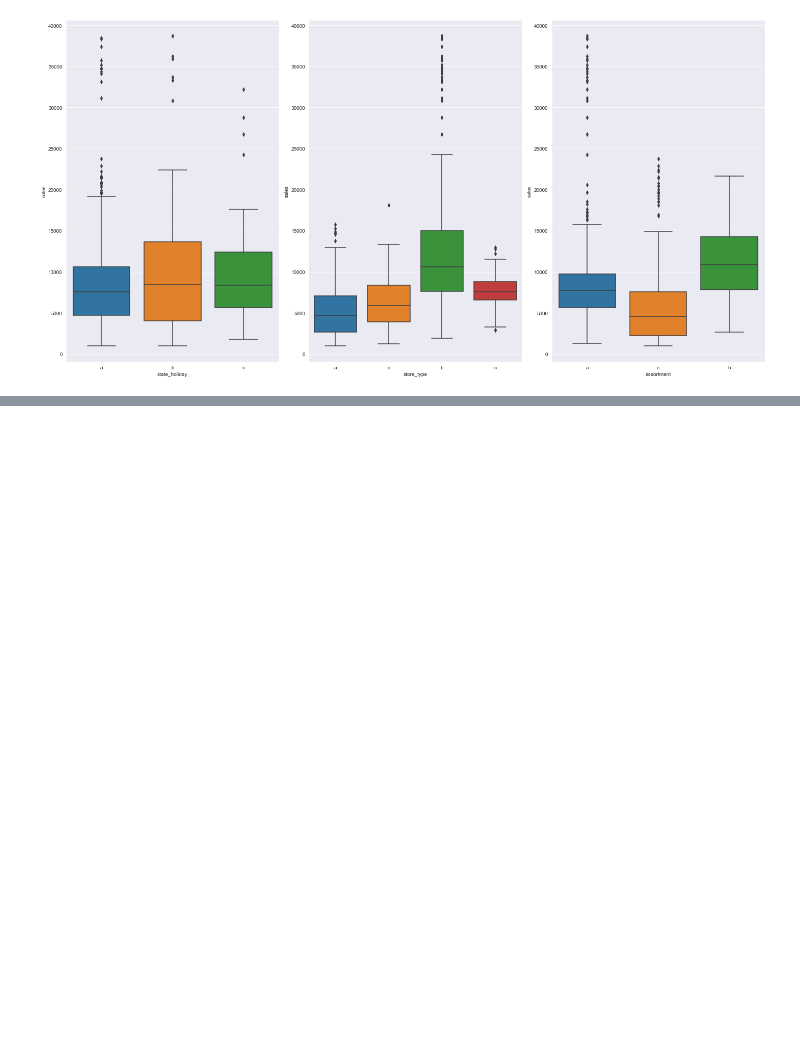
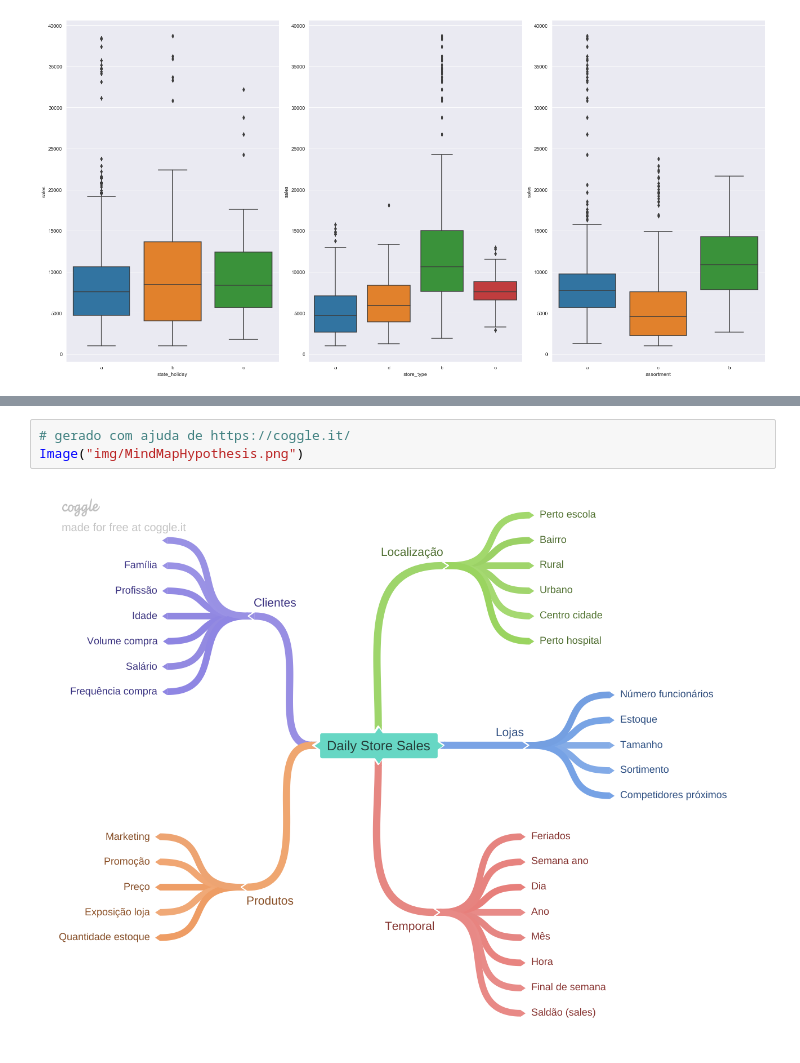
Before and after one commit to renato-favarin/ds_em_producao, a Jupyter notebook: ds_em_producao.ipynb, the cells around one changed output, grey strips where cells are left out. Drawn from its saved outputs; the diff is of its cells as text; blank space fills up the shorter version.

```diff
--- a/ds_em_producao.ipynb
+++ b/ds_em_producao.ipynb
@@ -366,0 +376,5 @@ plt.tight_layout()
+# %%
+# gerado com ajuda de https://coggle.it/
+Image("img/MindMapHypothesis.png")
+# %% [output]
+[figure, added]
```
Also changed, not shown: parts of 24 cells of this notebook, 2 other files.
